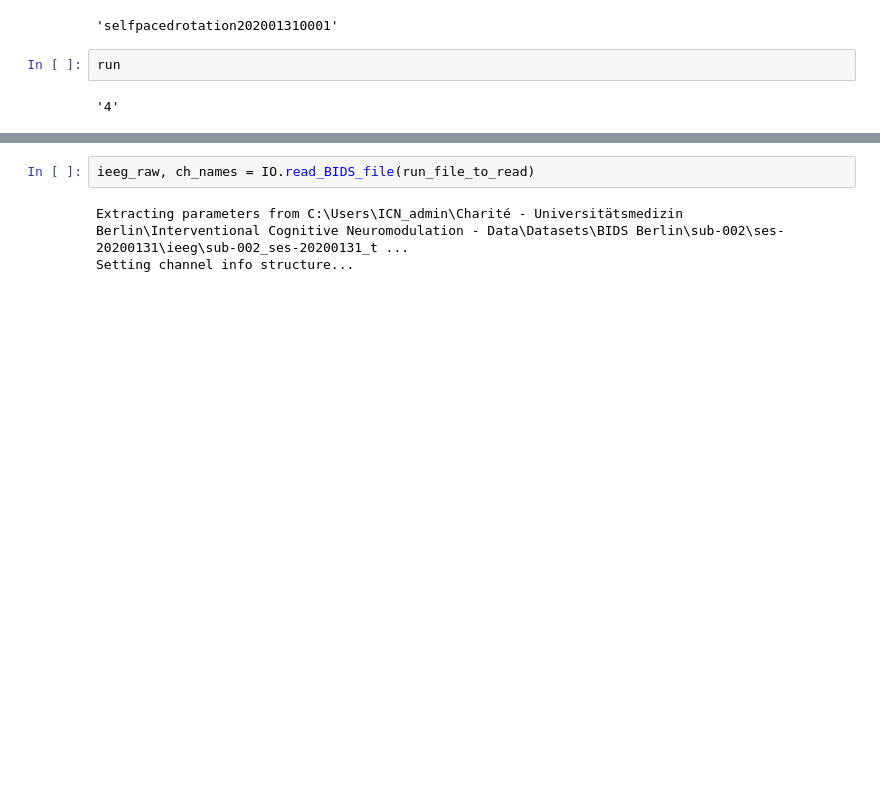
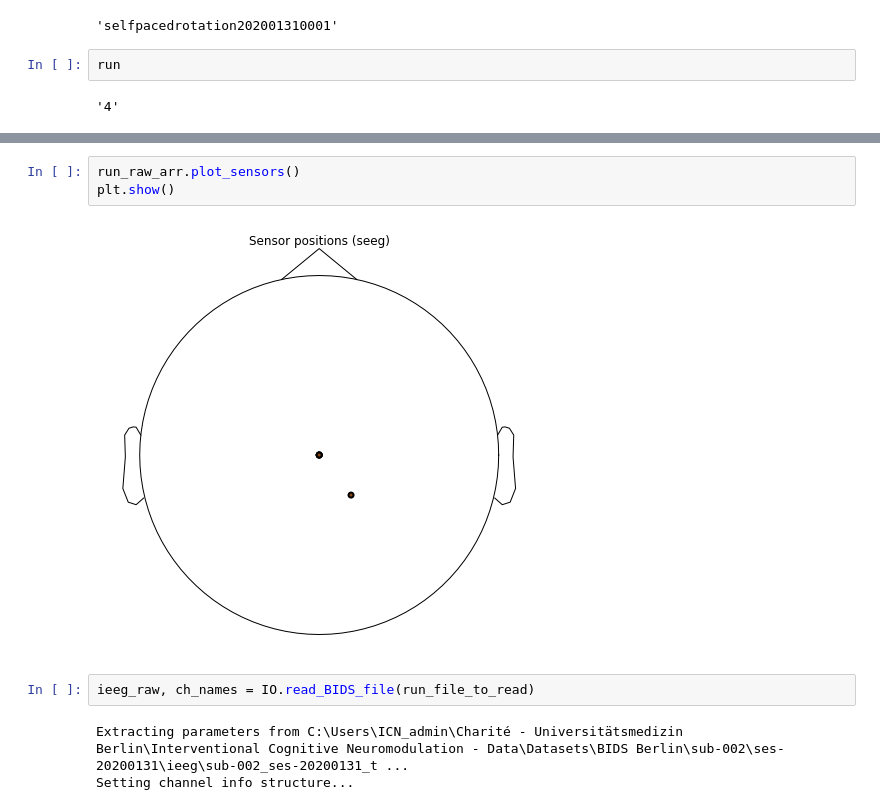
Before and after one commit to neuromodulation/icn, a Jupyter notebook: icn_m1/restructure/check_pipeline.ipynb, the cells around one changed output, grey strips where cells are left out. Saved outputs shown, nothing was run; the diff lists cells and outputs as text; blank space fills up the shorter version.

```diff
--- a/icn_m1/restructure/check_pipeline.ipynb
+++ b/icn_m1/restructure/check_pipeline.ipynb
@@ -85,3 +137,8 @@ run
+# %%
+run_raw_arr.plot_sensors()
+plt.show()
+# %% [output]
+[figure, added]
 # %%
 ieeg_raw, ch_names = IO.read_BIDS_file(run_file_to_read)
 # %% [output]
```
Also changed, not shown: parts of 10 cells of this notebook, 2 other files.
